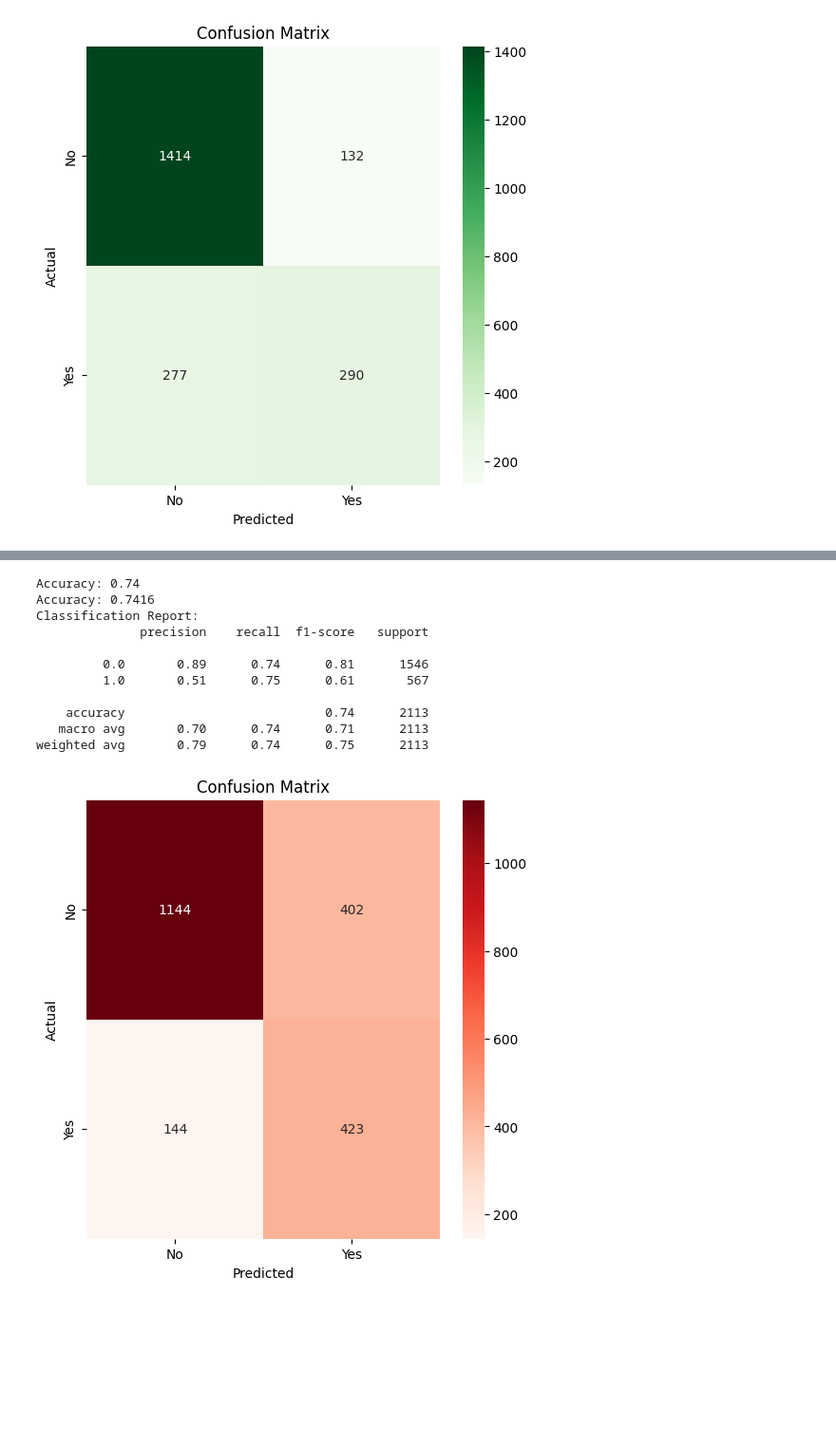
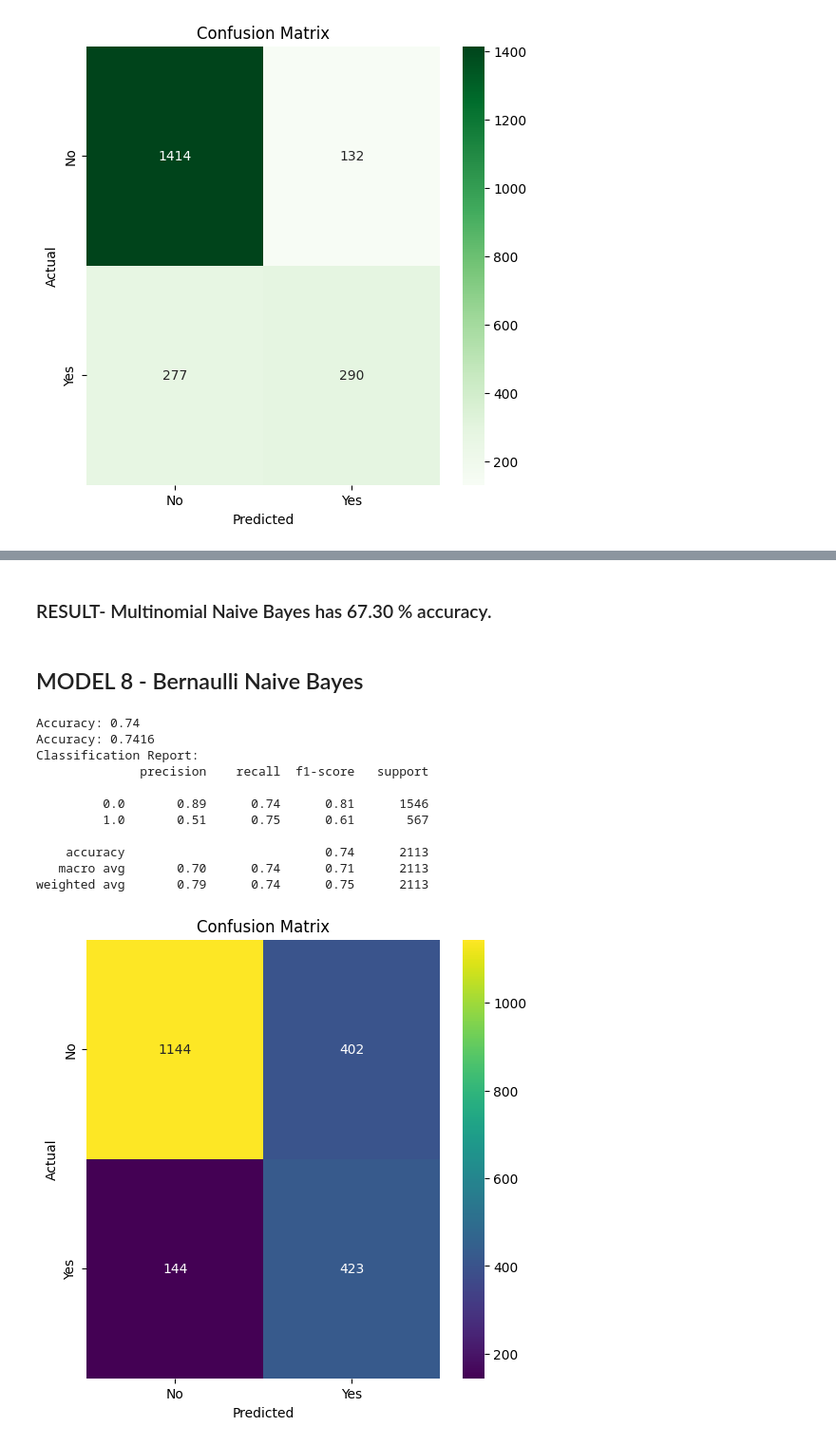
Before and after one commit to Gitika-26/TelecomChurnPredictionandAnalysis, a Jupyter notebook: Telecom_Churn.ipynb, the cells around one changed output, grey strips where cells are left out. Shown at 95% size. Cells and saved outputs as stored; diff of their text form; code cells hidden in the pictures; blank space fills up the shorter version.

```diff
--- a/Telecom_Churn.ipynb
+++ b/Telecom_Churn.ipynb
@@ -605,27 +631,31 @@ weighted avg       0.75      0.67      0.69      2113
+# %% [markdown]
+### RESULT- Multinomial Naive Bayes has 67.30 % accuracy.
+# %% [markdown]
+## MODEL 8 - Bernaulli Naive Bayes
 # %%
 from sklearn.naive_bayes import BernoulliNB
 text_clf = BernoulliNB()
 
 # Fit the model on the training data
 text_clf.fit(X_train, y_train)
 
 # Predict the test set labels
 predicted = text_clf.predict(X_test)
 
 # Evaluate accuracy
 accuracy = accuracy_score(y_test, predicted)
 print(f"Accuracy: {accuracy:.2f}")
-report_model(text_clf,'Reds')
+report_model(text_clf,'viridis')
 # %% [output]
 Accuracy: 0.74
 Accuracy: 0.7416
 Classification Report:
               precision    recall  f1-score   support
 
          0.0       0.89      0.74      0.81      1546
          1.0       0.51      0.75      0.61       567
 
     accuracy                           0.74      2113
    macro avg       0.70      0.74      0.71      2113
 weighted avg       0.79      0.74      0.75      2113
-[figure, old version]
+[figure, new version]
```
Also changed, not shown: parts of 57 cells of this notebook.
